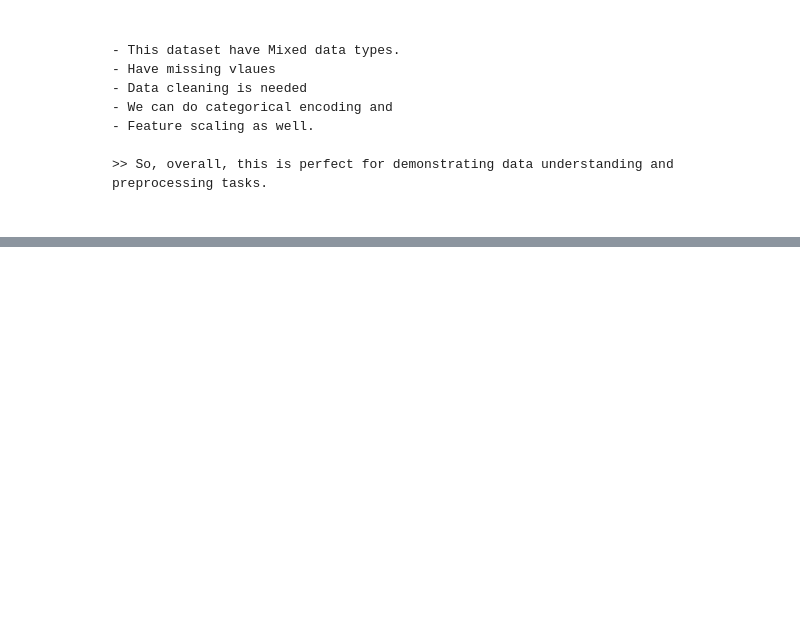
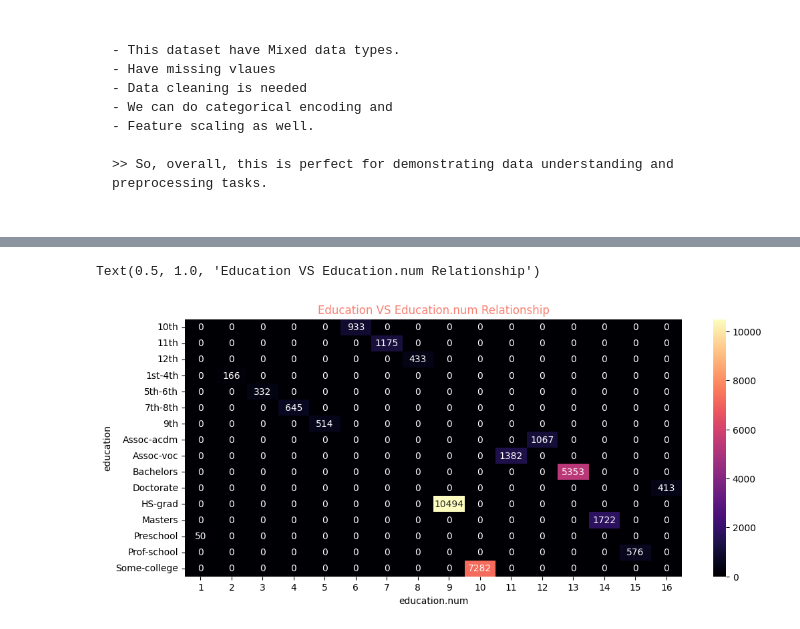
Before and after one commit to ashiq-km/pk_tasks, a Jupyter notebook: Task_1/notebooks/data_handling_skills.ipynb, the cells around one changed output, grey strips where cells are left out. Saved outputs shown, nothing was run; the diff lists cells and outputs as text; code cells hidden in the pictures; blank space fills up the shorter version.

```diff
--- a/Task_1/notebooks/data_handling_skills.ipynb
+++ b/Task_1/notebooks/data_handling_skills.ipynb
@@ -73,0 +239,9 @@ Why choose this dataset?
+# %%
+ct_edu = pd.crosstab(df['education'], df['education.num'])
+
+plt.figure(figsize = (12, 5))
+sns.heatmap(ct_edu, annot = True, fmt = 'd', cmap = 'magma')
+plt.title('Education VS Education.num Relationship', color = 'salmon')
+# %% [output]
+Text(0.5, 1.0, 'Education VS Education.num Relationship')
+[figure, added]
```
Also changed, not shown: parts of 58 cells of this notebook.
